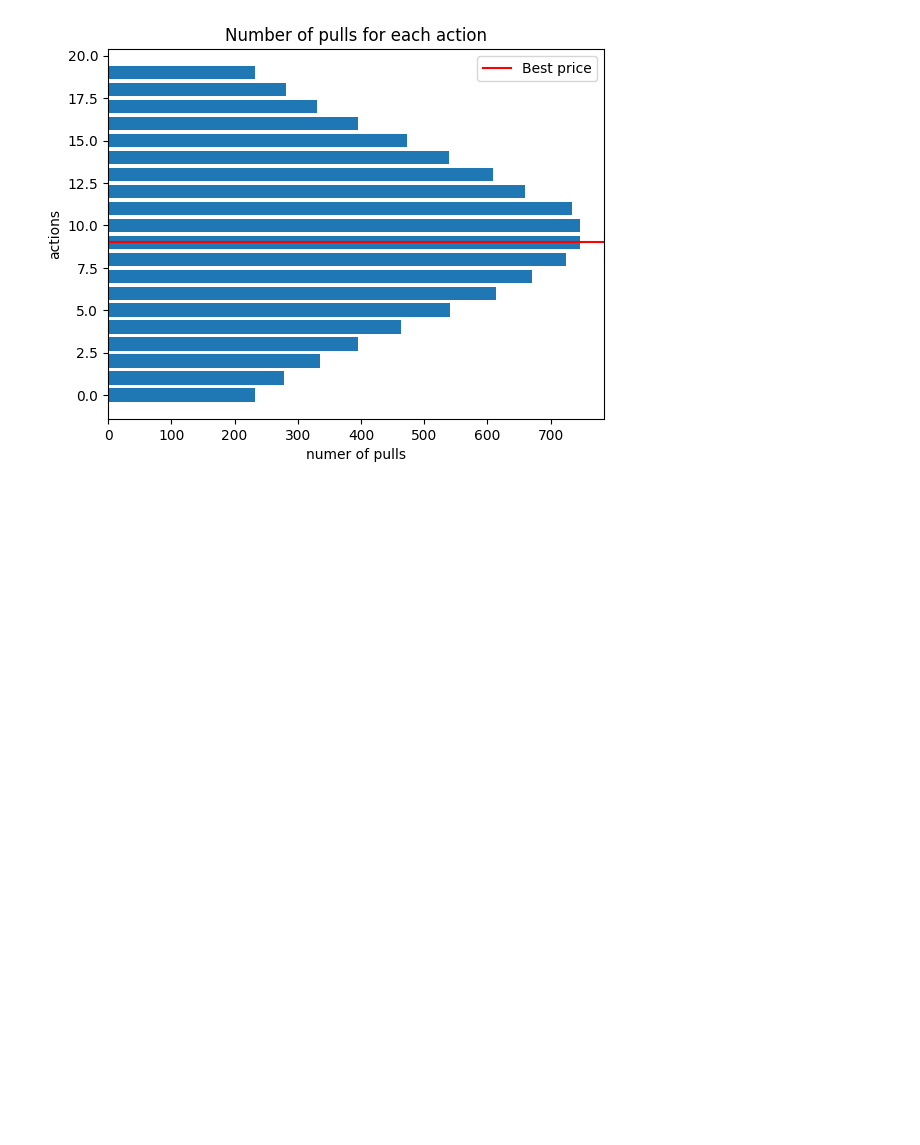
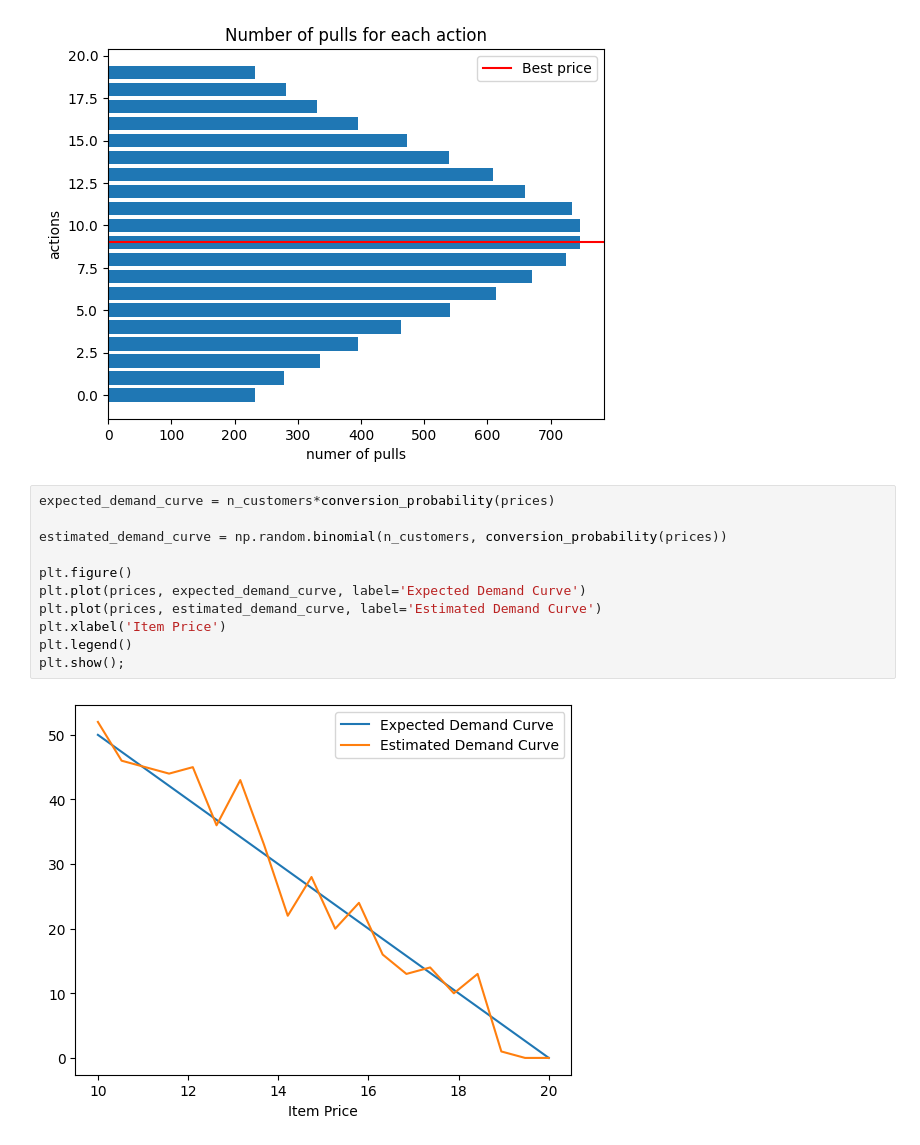
Before and after one commit to manuu1311/OLA-project, a Jupyter notebook: Deliverables/Requirement2/prova.ipynb, the cells around one changed output. Drawn from its saved outputs; the diff is of its cells as text; blank space fills up the shorter version.

Commit message:
added demand and profit curves for pricing in adversarial setting

```diff
--- a/Deliverables/Requirement2/prova.ipynb
+++ b/Deliverables/Requirement2/prova.ipynb
@@ -208,3 +208,16 @@ plt.title('Number of pulls for each action')
 plt.show();
 # %% [output]
 [figure]
+# %%
+expected_demand_curve = n_customers*conversion_probability(prices)
+
+estimated_demand_curve = np.random.binomial(n_customers, conversion_probability(prices))
+
+plt.figure()
+plt.plot(prices, expected_demand_curve, label='Expected Demand Curve')
+plt.plot(prices, estimated_demand_curve, label='Estimated Demand Curve')
+plt.xlabel('Item Price')
+plt.legend()
+plt.show();
+# %% [output]
+[figure, added]
```
Also changed, not shown: parts of 1 cell of this notebook.
